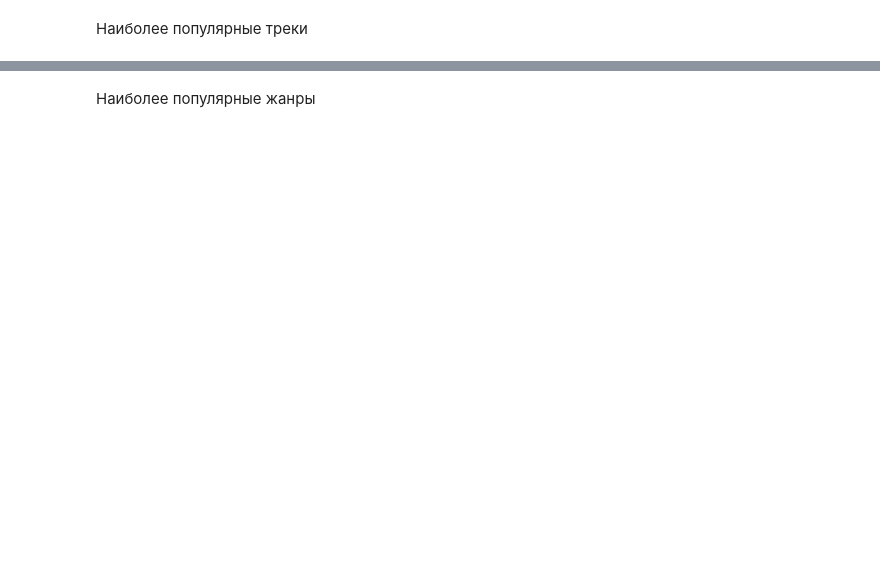
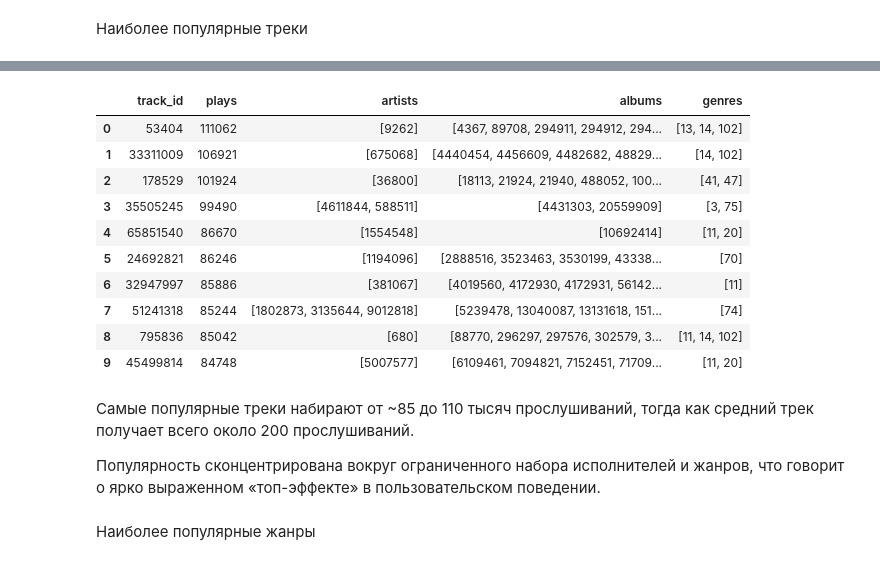
Before and after one commit to alina-tad/mle-project-sprint-4-v001, a Jupyter notebook: recommendations.ipynb, the cells around one changed output, grey strips where cells are left out. Saved outputs shown, nothing was run; the diff lists cells and outputs as text; code cells hidden in the pictures; blank space fills up the shorter version.

```diff
--- a/recommendations.ipynb
+++ b/recommendations.ipynb
@@ -186,2 +332,34 @@ interactions = interactions[interactions.track_id.isin(tracks.track_id)]
+# %%
+popular_tracks = (
+    interactions.groupby("track_id").size()
+    .reset_index(name="plays")
+    .sort_values("plays", ascending=False)
+)
+
+popular_tracks.head(10)
+
+popular_tracks_named = popular_tracks.merge(
+    tracks[["track_id", "artists", "albums", "genres"]],
+    on="track_id",
+    how="left"
+)
+
+popular_tracks_named.head(10)
+# %% [output]
+|  | track_id | plays | artists | albums | genres |
+| 0 | 53404 | 111062 | [9262] | [4367, 89708, 294911, 294912, 294... | [13, 14, 102] |
+| 1 | 33311009 | 106921 | [675068] | [4440454, 4456609, 4482682, 48829... | [14, 102] |
+| 2 | 178529 | 101924 | [36800] | [18113, 21924, 21940, 488052, 100... | [41, 47] |
+| 3 | 35505245 | 99490 | [4611844, 588511] | [4431303, 20559909] | [3, 75] |
+| 4 | 65851540 | 86670 | [1554548] | [10692414] | [11, 20] |
+| 5 | 24692821 | 86246 | [1194096] | [2888516, 3523463, 3530199, 43338... | [70] |
+| 6 | 32947997 | 85886 | [381067] | [4019560, 4172930, 4172931, 56142... | [11] |
+| 7 | 51241318 | 85244 | [1802873, 3135644, 9012818] | [5239478, 13040087, 13131618, 151... | [74] |
+| 8 | 795836 | 85042 | [680] | [88770, 296297, 297576, 302579, 3... | [11, 14, 102] |
+| 9 | 45499814 | 84748 | [5007577] | [6109461, 7094821, 7152451, 71709... | [11, 20] |
+# %% [markdown]
+Самые популярные треки набирают от ~85 до 110 тысяч прослушиваний, тогда как средний трек получает всего около 200 прослушиваний.
+
+Популярность сконцентрирована вокруг ограниченного набора исполнителей и жанров, что говорит о ярко выраженном «топ-эффекте» в пользовательском поведении.
 # %% [markdown]
 Наиболее популярные жанры
```
Also changed, not shown: parts of 27 cells of this notebook.
